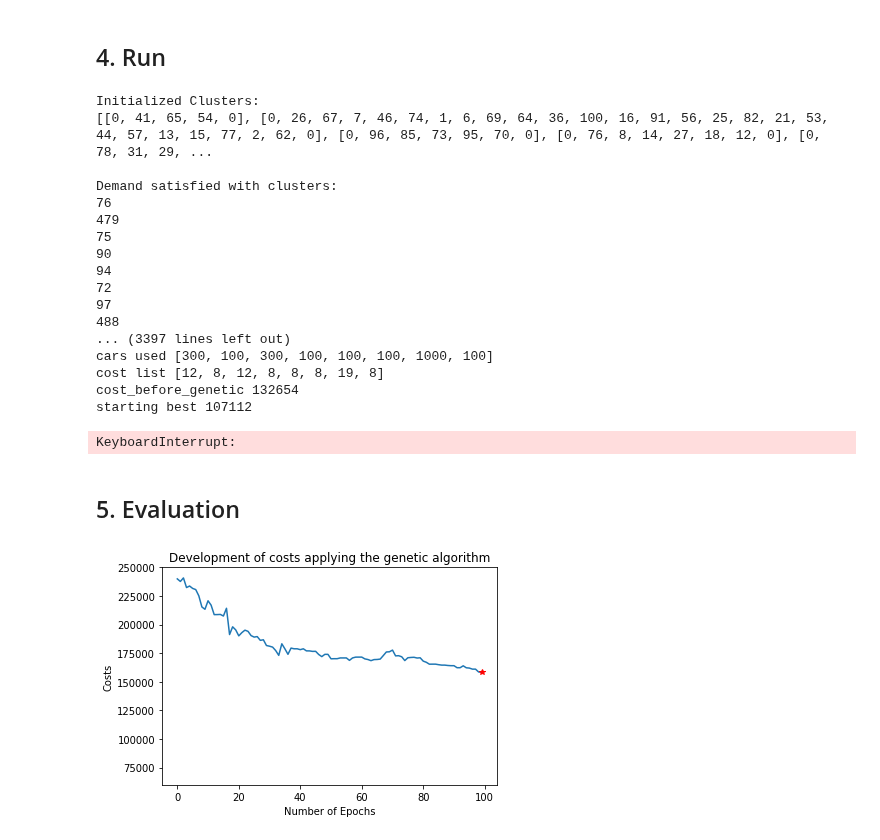
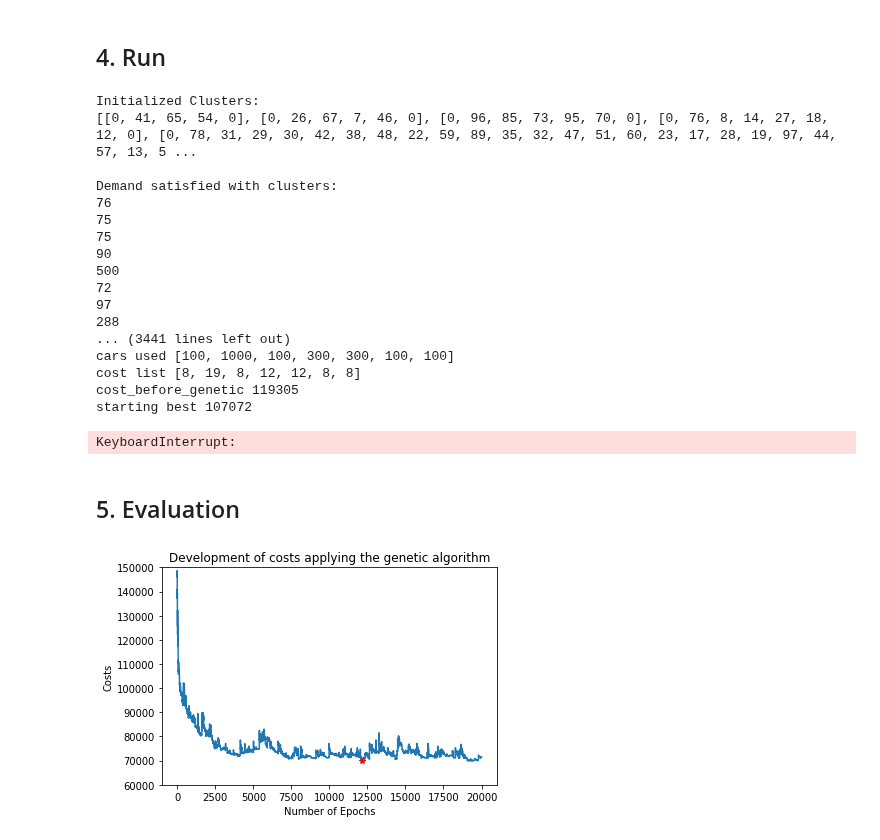
Before and after one commit to pphilihpp/NatureInspiredAlgorithms, a Jupyter notebook: Endproject/Heuristics_VRP.ipynb, the cells around one changed output. Saved outputs shown, nothing was run; the diff lists cells and outputs as text; code cells hidden in the pictures.

```diff
--- a/Endproject/Heuristics_VRP.ipynb
+++ b/Endproject/Heuristics_VRP.ipynb
@@ -549,10 +549,10 @@ def choose_best(all_populations, cost_list,population_size):
 # %%
 # uncomment to choose VRP 2
 
-#demand_matrix = demand_matrix_2
-#distance_matrix = distance_matrix_2
-#capacity_matrix = capacity_matrix_2
-#transportation_cost = transportation_cost_2
+demand_matrix = demand_matrix_2
+distance_matrix = distance_matrix_2
+capacity_matrix = capacity_matrix_2
+transportation_cost = transportation_cost_2
 # %%
 # parameter settings for genetic algorithm
 population_size = 20
@@ -595,7 +595,7 @@ best = all_populations
 # store all solutions in one list for plotting
 solution_list = []
 
-for i in range(100):
+for i in range(20000):
 
     mating_pool = tournament_selection(all_populations,mating_pool_size,population_size, cost_list)
     new_generation = recombine_uniform_order_based_crossover(population_size,mating_pool,crossover_probability, mating_pool_size)
@@ -616,43 +616,43 @@ print("car types used: ", best_cars)
 print("Final route: ",choose_best(best, cost_list,population_size))
 # %% [output]
 Initialized Clusters:
-[[0, 41, 65, 54, 0], [0, 26, 67, 7, 46, 74, 1, 6, 69, 64, 36, 100, 16, 91, 56, 25, 82, 21, 53, 44, 57, 13, 15, 77, 2, 62, 0], [0, 96, 85, 73, 95, 70, 0], [0, 76, 8, 14, 27, 18, 12, 0], [0, 78, 31, 29, ...
+[[0, 41, 65, 54, 0], [0, 26, 67, 7, 46, 0], [0, 96, 85, 73, 95, 70, 0], [0, 76, 8, 14, 27, 18, 12, 0], [0, 78, 31, 29, 30, 42, 38, 48, 22, 59, 89, 35, 32, 47, 51, 60, 23, 17, 28, 19, 97, 44, 57, 13, 5 ...
 
 Demand satisfied with clusters:
 76
-479
+75
 75
 90
-94
+500
 72
 97
-488
-... (3397 lines left out)
-cars used [300, 100, 300, 100, 100, 100, 1000, 100]
-cost list [12, 8, 12, 8, 8, 8, 19, 8]
-cost_before_genetic 132654
-starting best 107112
+288
+... (3441 lines left out)
+cars used [100, 1000, 100, 300, 300, 100, 100]
+cost list [8, 19, 8, 12, 12, 8, 8]
+cost_before_genetic 119305
+starting best 107072
 KeyboardInterrupt:
 # %% [markdown]
 ## 5. Evaluation
 # %%
 # plot line graph
 plt.plot(solution_list)
 
 # get minimum of genetic and set marker
 val, idx = min((val, idx) for (idx, val) in enumerate(solution_list))
 plt.plot(idx,val,'r*')
 
 # Set limits of y-axis
-plt.ylim(bottom=60000,top=250000)
+plt.ylim(bottom=60000,top=150000)
 
 # label axis
 plt.xlabel('Number of Epochs')
 plt.ylabel('Costs')
 
 # set title
 plt.title('Development of costs applying the genetic algorithm')
 
-plt.savefig('pop20_mat8_cross07_mut01_heur150_gen10000.png', dpi=600)
+plt.savefig('pop20_mat8_cross07_mut01_heur200_gen20000.png', dpi=600)
 # %% [output]
-[figure, old version]
+[figure, new version]
```
Also changed, not shown: parts of 5 cells of this notebook, 1 other file.
